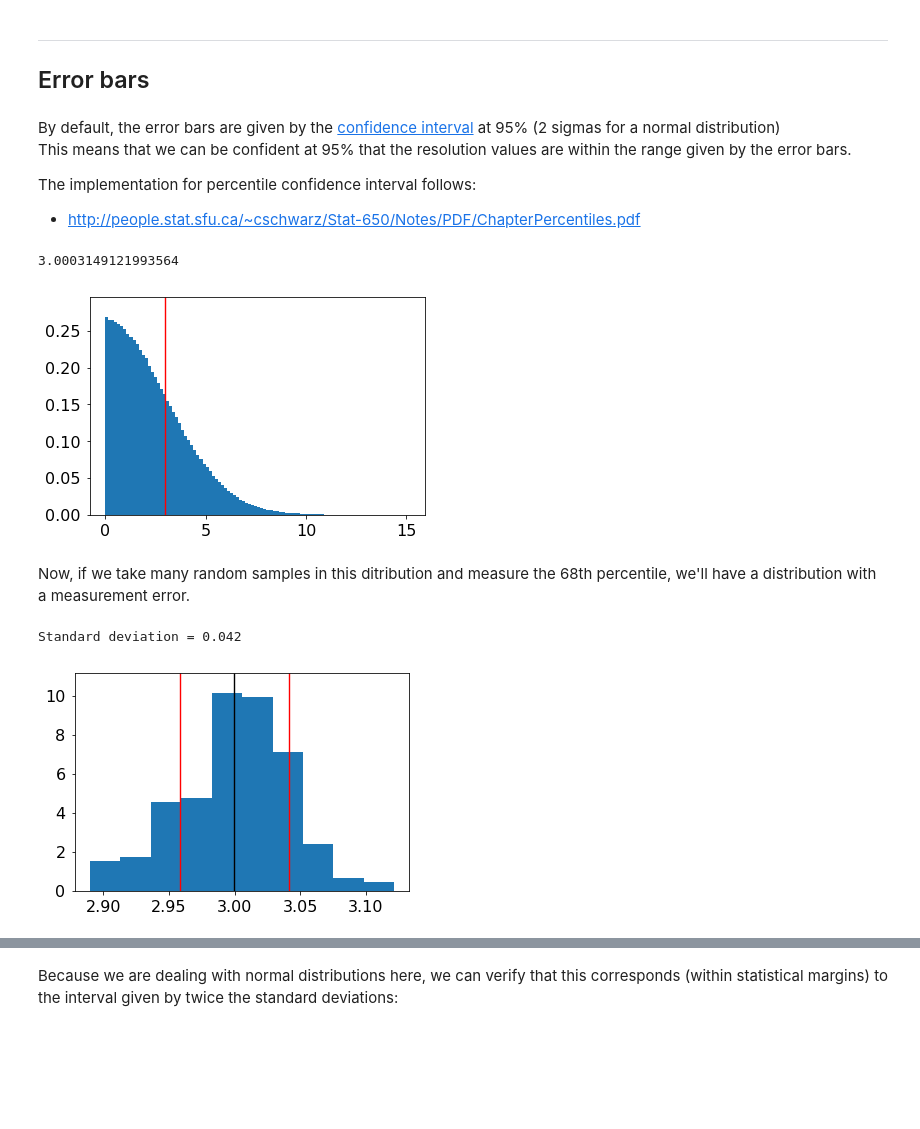
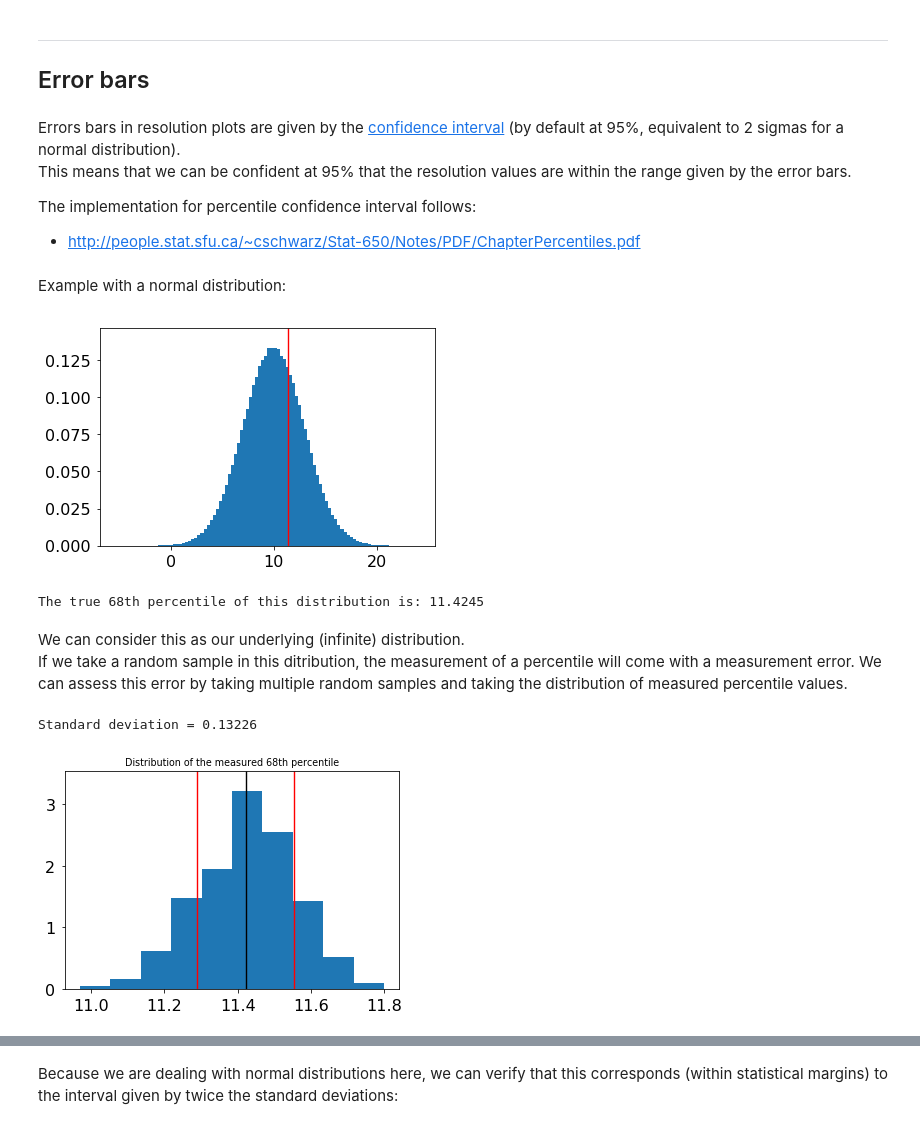
Before and after one commit to cta-observatory/ctaplot, a Jupyter notebook: examples/notebooks/resolution_definition.ipynb, the cells around one changed output, grey strips where cells are left out. Cells and saved outputs as stored; diff of their text form; code cells hidden in the pictures; blank space fills up the shorter version.

Commit message:
update notebook on resolution definition with explanations for the confidence interval

```diff
--- a/examples/notebooks/resolution_definition.ipynb
+++ b/examples/notebooks/resolution_definition.ipynb
@@ -64,7 +64,7 @@ assert np.isclose(res[0], scale, rtol=1e-2)
 ---
 ## Error bars
 # %% [markdown]
-By default, the error bars are given by the [confidence interval](https://en.wikipedia.org/wiki/Confidence_interval ) at 95% (2 sigmas for a normal distribution)
+Errors bars in resolution plots are given by the [confidence interval](https://en.wikipedia.org/wiki/Confidence_interval ) (by default at 95%, equivalent to 2 sigmas for a normal distribution).
 This means that we can be confident at 95% that the resolution values are within the range given by the error bars.
 
 The implementation for percentile confidence interval follows:
@@ -74,32 +72,37 @@ from ctaplot.ana import percentile_confidence_interval
+# %% [markdown]
+Example with a normal distribution:
 # %%
-nbins, bins, patches = plt.hist(err, bins=100, density=True);
+nbins, bins, patches = plt.hist(X, bins=100, density=True)
 ymax = 1.1 * nbins.max()
-# plt.vlines(X.mean(), 0, ymax)
-plt.vlines(np.percentile(err, 68.27), 0, ymax, color='red')
-# plt.vlines(X.mean() - X.std(), 0, ymax, color='red')
 plt.ylim(0, ymax)
-print(np.percentile(err, 68.27))
+plt.vlines(np.percentile(X, 68.27), 0, ymax, color='red')
+plt.show()
+print("The true 68th percentile of this distribution is: {:.4f}".format(np.percentile(X, 68.27)))
 # %% [output]
+[figure, new version]
-3.0003149121993564
+The true 68th percentile of this distribution is: 11.4245
-[figure, old version]
-# %% [markdown]
-Now, if we take many random samples in this ditribution and measure the 68th percentile, we'll have a distribution with a measurement error.
+# %% [markdown]
+We can consider this as our underlying (infinite) distribution.
+If we take a random sample in this ditribution, the measurement of a percentile will come with a measurement error.
+We can assess this error by taking multiple random samples and taking the distribution of measured percentile values.
 # %%
-n = 5000
+n = 1000
+p = 0.6827
 all_68 = []
-for i in range(int(len(err)/n)):
-    all_68.append(np.percentile(err[i*n:(i+1)*n], 68.27))
+for i in range(int(len(X)/n)):
+    all_68.append(np.percentile(X[i*n:(i+1)*n], p*100))
 
 all_68 = np.array(all_68)
 nbins, bins, patches = plt.hist(all_68, density=True);
 ymax = 1.1 * nbins.max()
 plt.vlines(all_68.mean(), 0, ymax)
 plt.vlines(all_68.mean() + all_68.std(), 0, ymax, color='red')
 plt.vlines(all_68.mean() - all_68.std(), 0, ymax, color='red')
 plt.ylim(0, ymax)
+plt.title("Distribution of the measured 68th percentile")
 
-print("Standard deviation = {:.3f}".format(all_68.std()))
+print("Standard deviation = {:.5f}".format(all_68.std()))
 # %% [output]
-Standard deviation = 0.042
+Standard deviation = 0.13226
-[figure, old version]
+[figure, new version]
 # %% [markdown]
```
Also changed, not shown: parts of 10 cells of this notebook.
